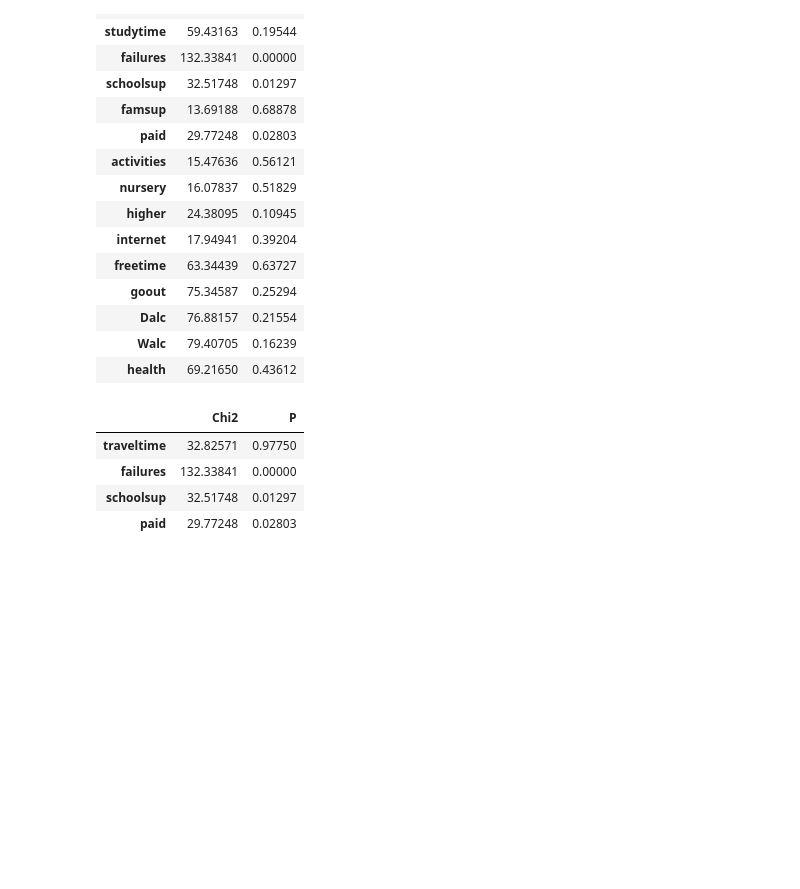
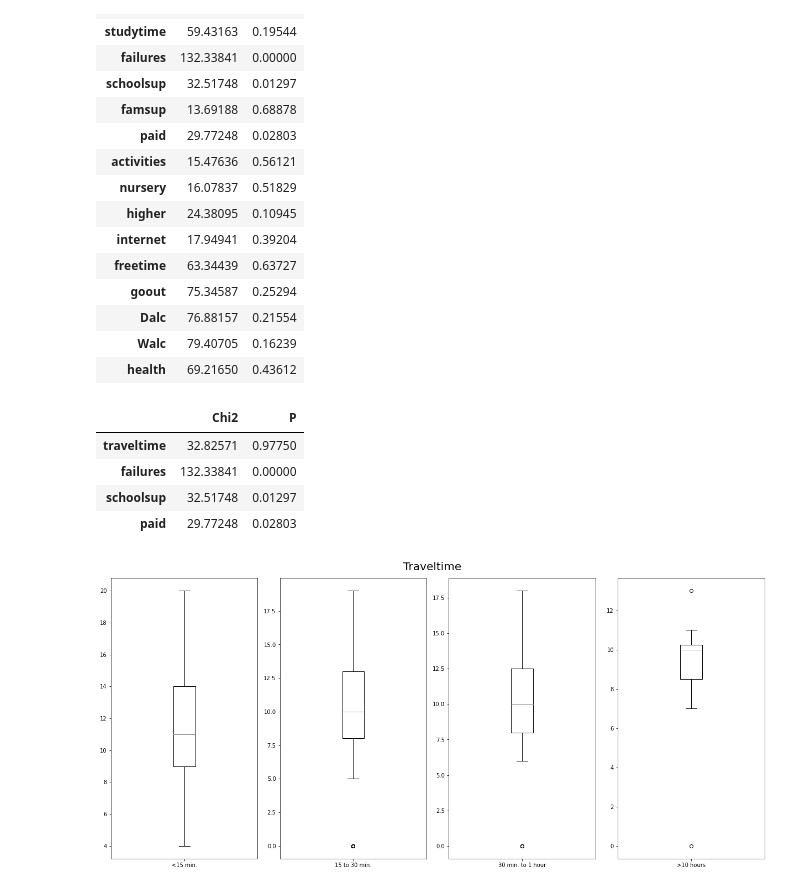
Before and after one commit to Carlson43/WWI20DSA_DV, a Jupyter notebook: W26/w26.ipynb, the cells around one changed output. Drawn from its saved outputs; the diff is of its cells as text; code cells hidden in the pictures; blank space fills up the shorter version.

Commit message:
Traveltime Graph

```diff
--- a/W26/w26.ipynb
+++ b/W26/w26.ipynb
@@ -159,0 +156,28 @@ plt.box(df.loc[(corr_df.P>0.95)|(corr_df.P<0.05)])
+# %%
+# Traveltime Values
+temp1_df = df.loc[df.traveltime == 1]
+temp2_df = df.loc[df.traveltime == 2]
+temp3_df = df.loc[df.traveltime == 3]
+temp4_df = df.loc[df.traveltime == 4]
+
+values1 = list(temp1_df.G3)
+values2 = list(temp2_df.G3)
+values3 = list(temp3_df.G3)
+values4 = list(temp4_df.G3)
+# %%
+# Traveltime Plot
+fig, ax = plt.subplots(nrows = 1, ncols= 4, figsize = (17,8))
+
+fig.suptitle("Traveltime", size = 20)
+
+ax[0].boxplot(values1, labels=['<15 min.'],medianprops={'color': 'gray'}, showfliers=False)
+
+ax[1].boxplot(values2, labels=['15 to 30 min.'], medianprops={'color': 'gray'})
+
+ax[2].boxplot(values3, labels=['30 min. to 1 hour'], medianprops={'color': 'gray'})
+
+ax[3].boxplot(values4, labels=['>10 hours'], medianprops={'color': 'gray'})
+
+fig.tight_layout()
+# %% [output]
+[figure, added]
```
Also changed, not shown: parts of 1 cell of this notebook.
